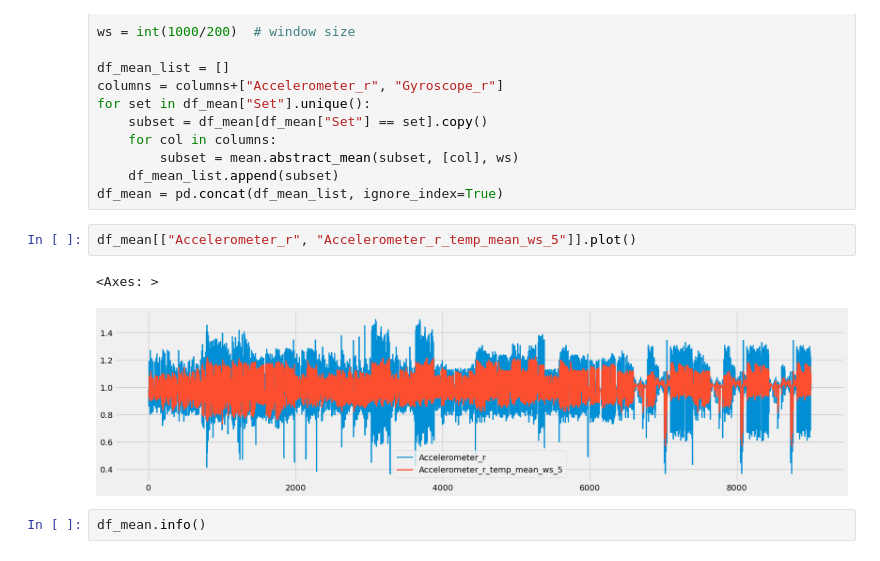
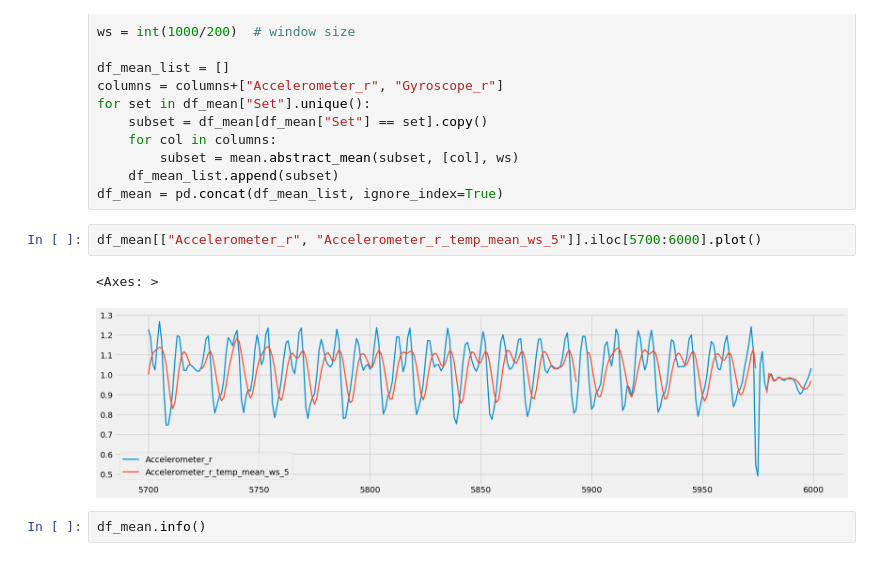
Before and after one commit to silvergjeka22/Fitness-Tracker, a Jupyter notebook: notebooks/feature(3).ipynb, the cells around one changed output. Cells and saved outputs as stored; diff of their text form.

```diff
--- a/notebooks/feature(3).ipynb
+++ b/notebooks/feature(3).ipynb
@@ -131,10 +131,10 @@ for set in df_mean["Set"].unique():
     df_mean_list.append(subset)
 df_mean = pd.concat(df_mean_list, ignore_index=True)
 # %%
-df_mean[["Accelerometer_r", "Accelerometer_r_temp_mean_ws_5"]].plot()
+df_mean[["Accelerometer_r", "Accelerometer_r_temp_mean_ws_5"]].iloc[5700:6000].plot()
 # %% [output]
 <Axes: >
-[figure, old version]
+[figure, new version]
 # %%
 df_mean.info()
 # %% [output]
```
Also changed, not shown: parts of 4 cells of this notebook, 1 other file.
